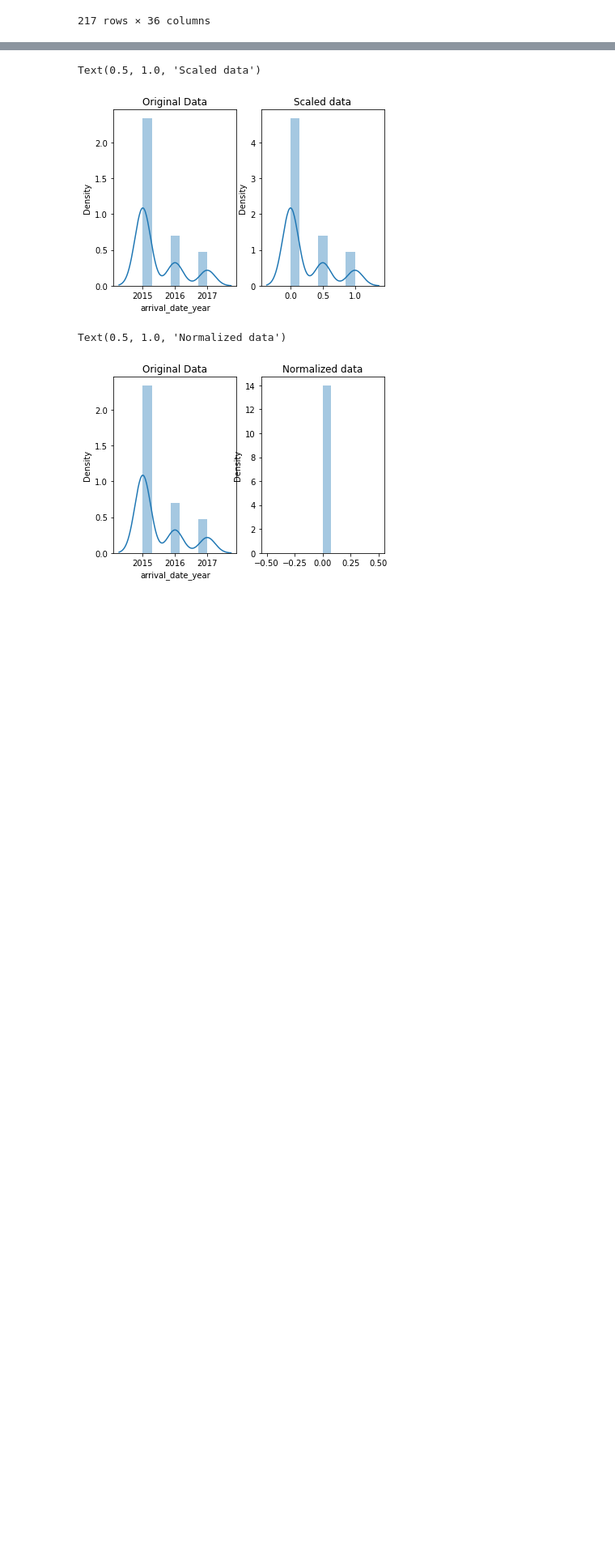
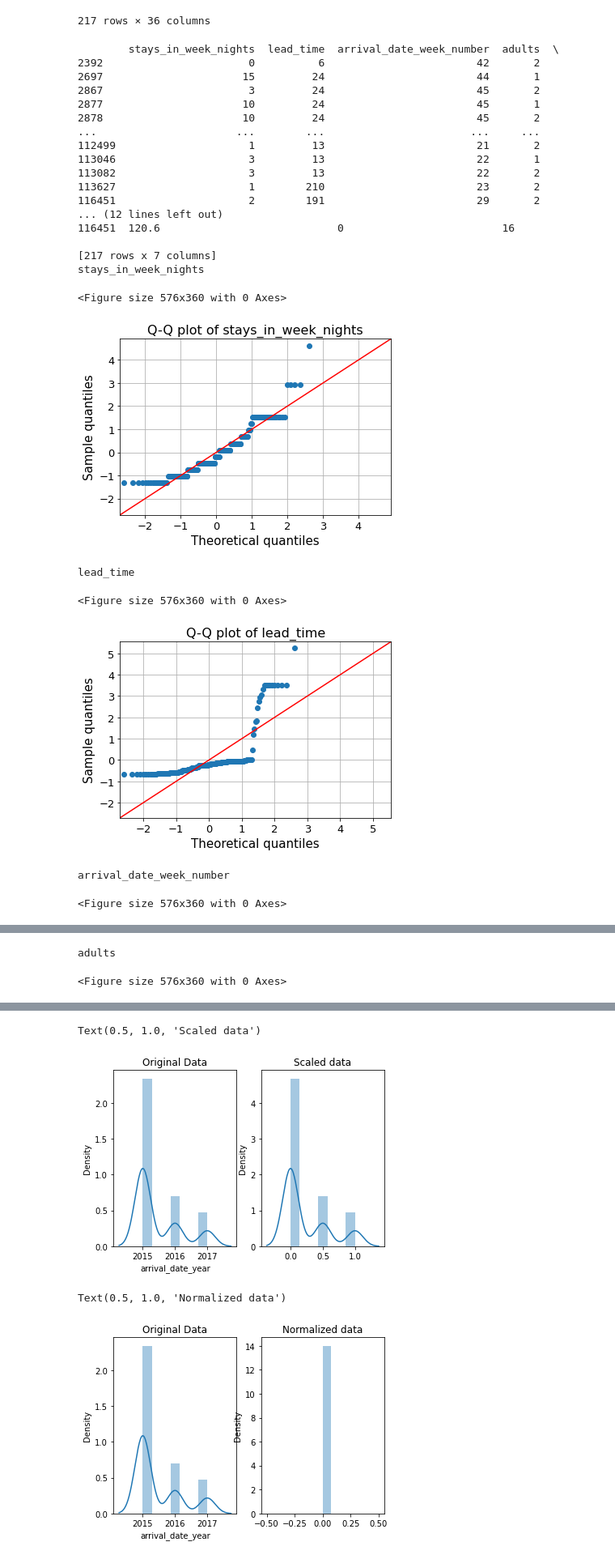
Before and after one commit to elhamfallah/different-projects, a Jupyter notebook: hotel-booking-analysis.ipynb, the cells around one changed output, grey strips where cells are left out. Shown: that part at 81% size. Cells and saved outputs as stored; diff of their text form; code cells hidden in the pictures; blank space fills up the shorter version.

```diff
--- a/hotel-booking-analysis.ipynb
+++ b/hotel-booking-analysis.ipynb
@@ -132,3 +134,45 @@ df.fillna(method = 'bfill', axis=0).fillna(0)
 | 113627 | City Hotel | 0 | 210 | 2017 | June | 23 | ... |
 | 116451 | City Hotel | 0 | 191 | 2017 | July | 29 | ... |
 217 rows × 36 columns
+# %%
+#checking the distribution of  variables
+from statsmodels.graphics.gofplots import qqplot
+data_norm=df[['stays_in_week_nights','lead_time','arrival_date_week_number',
+              'adults','adr','required_car_parking_spaces','arrival_date_day_of_month']]
+print(data_norm)
+for c in data_norm.columns[:]:
+    print(c)
+    plt.figure(figsize=(8,5))
+    fig=qqplot(data_norm[c],line='45',fit='True')
+    plt.xticks(fontsize=13)
+    plt.yticks(fontsize=13)
+    plt.xlabel("Theoretical quantiles",fontsize=15)
+    plt.ylabel("Sample quantiles",fontsize=15)
+    plt.title("Q-Q plot of {}".format(c),fontsize=16)
+    plt.grid(True)
+    plt.show()
+# %% [output]
+        stays_in_week_nights  lead_time  arrival_date_week_number  adults  \
+2392                       0          6                        42       2
+2697                      15         24                        44       1
+2867                       3         24                        45       2
+2877                      10         24                        45       1
+2878                      10         24                        45       2
+...                      ...        ...                       ...     ...
+112499                     1         13                        21       2
+113046                     3         13                        22       1
+113082                     3         13                        22       2
+113627                     1        210                        23       2
+116451                     2        191                        29       2
+... (12 lines left out)
+116451  120.6                            0                         16
+
+[217 rows x 7 columns]
+stays_in_week_nights
+<Figure size 576x360 with 0 Axes>
+[figure, added]
+lead_time
+<Figure size 576x360 with 0 Axes>
+[figure, added]
+arrival_date_week_number
+<Figure size 576x360 with 0 Axes>
@@ -134,0 +180,2 @@ df.fillna(method = 'bfill', axis=0).fillna(0)
+adults
+<Figure size 576x360 with 0 Axes>
```
Also changed, not shown: parts of 2 cells of this notebook.
